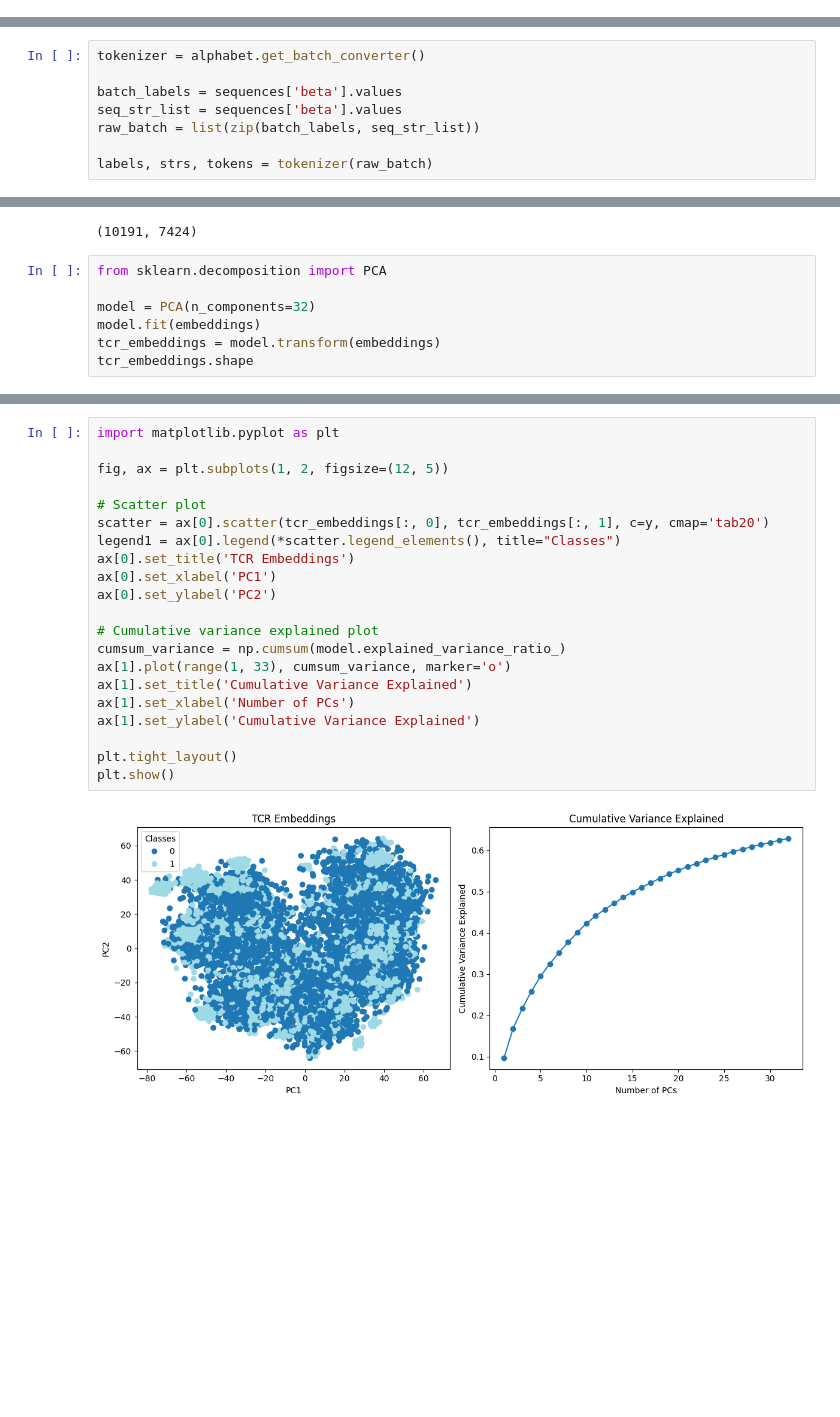
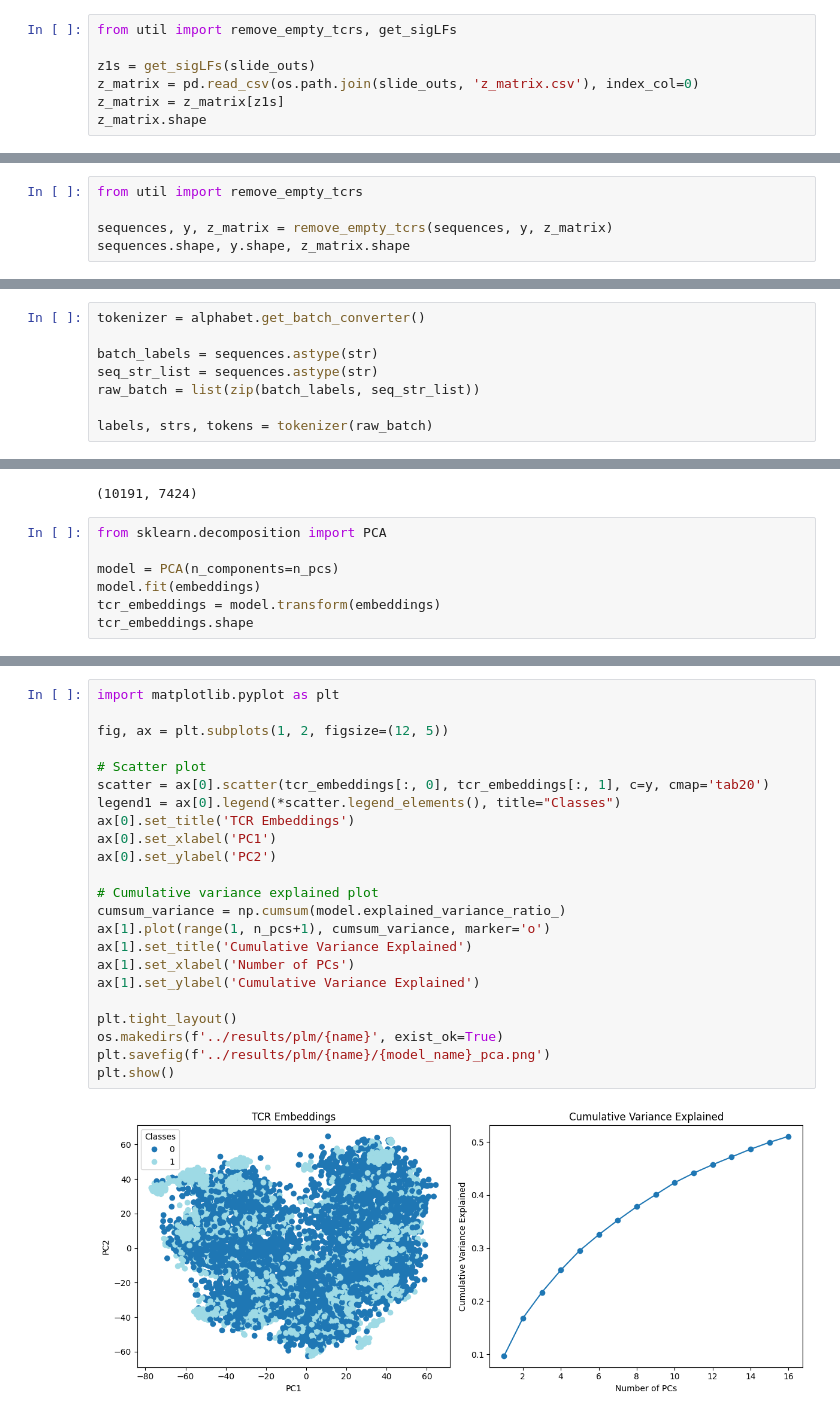
Before and after one commit to alw399/SLIDE_PLM, a Jupyter notebook: notebooks/plm.ipynb, the cells around one changed output, grey strips where cells are left out. Drawn from its saved outputs; the diff is of its cells as text; blank space fills up the shorter version.

```diff
--- a/notebooks/plm.ipynb
+++ b/notebooks/plm.ipynb
@@ -18,3 +34,10 @@ sequences['beta'] = sequences['V1']
 # y_path = '/ix/djishnu/Jane/SLIDESWING/alok_data/data/Ins1_InsChg2_rna_MRfilt_antigens.csv'
 # y = pd.read_csv(y_path)['Antigen'].values - 1
 # sequences = pd.read_csv('/ix/djishnu/Jane/SLIDESWING/alok_data/data/Ins1_InsChg2_seqs.csv', index_col=0)
+# %%
+from util import remove_empty_tcrs, get_sigLFs
+
+z1s = get_sigLFs(slide_outs)
+z_matrix = pd.read_csv(os.path.join(slide_outs, 'z_matrix.csv'), index_col=0)
+z_matrix = z_matrix[z1s]
+z_matrix.shape
@@ -20,0 +46,5 @@ sequences['beta'] = sequences['V1']
+# %%
+from util import remove_empty_tcrs
+
+sequences, y, z_matrix = remove_empty_tcrs(sequences, y, z_matrix)
+sequences.shape, y.shape, z_matrix.shape
@@ -35,8 +67,8 @@ embedder = from_pretrained(
 # %%
 tokenizer = alphabet.get_batch_converter()
 
-batch_labels = sequences['beta'].values
-seq_str_list = sequences['beta'].values
+batch_labels = sequences.astype(str)
+seq_str_list = sequences.astype(str)
 raw_batch = list(zip(batch_labels, seq_str_list))
 
 labels, strs, tokens = tokenizer(raw_batch)
@@ -54,7 +86,7 @@ embeddings.shape
 # %%
 from sklearn.decomposition import PCA
 
-model = PCA(n_components=32)
+model = PCA(n_components=n_pcs)
 model.fit(embeddings)
 tcr_embeddings = model.transform(embeddings)
 tcr_embeddings.shape
@@ -63,26 +95,28 @@ tcr_embeddings.shape
 # %%
 import matplotlib.pyplot as plt
 
 fig, ax = plt.subplots(1, 2, figsize=(12, 5))
 
 # Scatter plot
 scatter = ax[0].scatter(tcr_embeddings[:, 0], tcr_embeddings[:, 1], c=y, cmap='tab20')
 legend1 = ax[0].legend(*scatter.legend_elements(), title="Classes")
 ax[0].set_title('TCR Embeddings')
 ax[0].set_xlabel('PC1')
 ax[0].set_ylabel('PC2')
 
 # Cumulative variance explained plot
 cumsum_variance = np.cumsum(model.explained_variance_ratio_)
-ax[1].plot(range(1, 33), cumsum_variance, marker='o')
+ax[1].plot(range(1, n_pcs+1), cumsum_variance, marker='o')
 ax[1].set_title('Cumulative Variance Explained')
 ax[1].set_xlabel('Number of PCs')
 ax[1].set_ylabel('Cumulative Variance Explained')
 
 plt.tight_layout()
+os.makedirs(f'../results/plm/{name}', exist_ok=True)
+plt.savefig(f'../results/plm/{name}/{model_name}_pca.png')
 plt.show()
 # %% [output]
-[figure, old version]
+[figure, new version]
 # %%
 import sys
 sys.path.append('../src')
```
Also changed, not shown: parts of 18 cells of this notebook, 5 other files.
